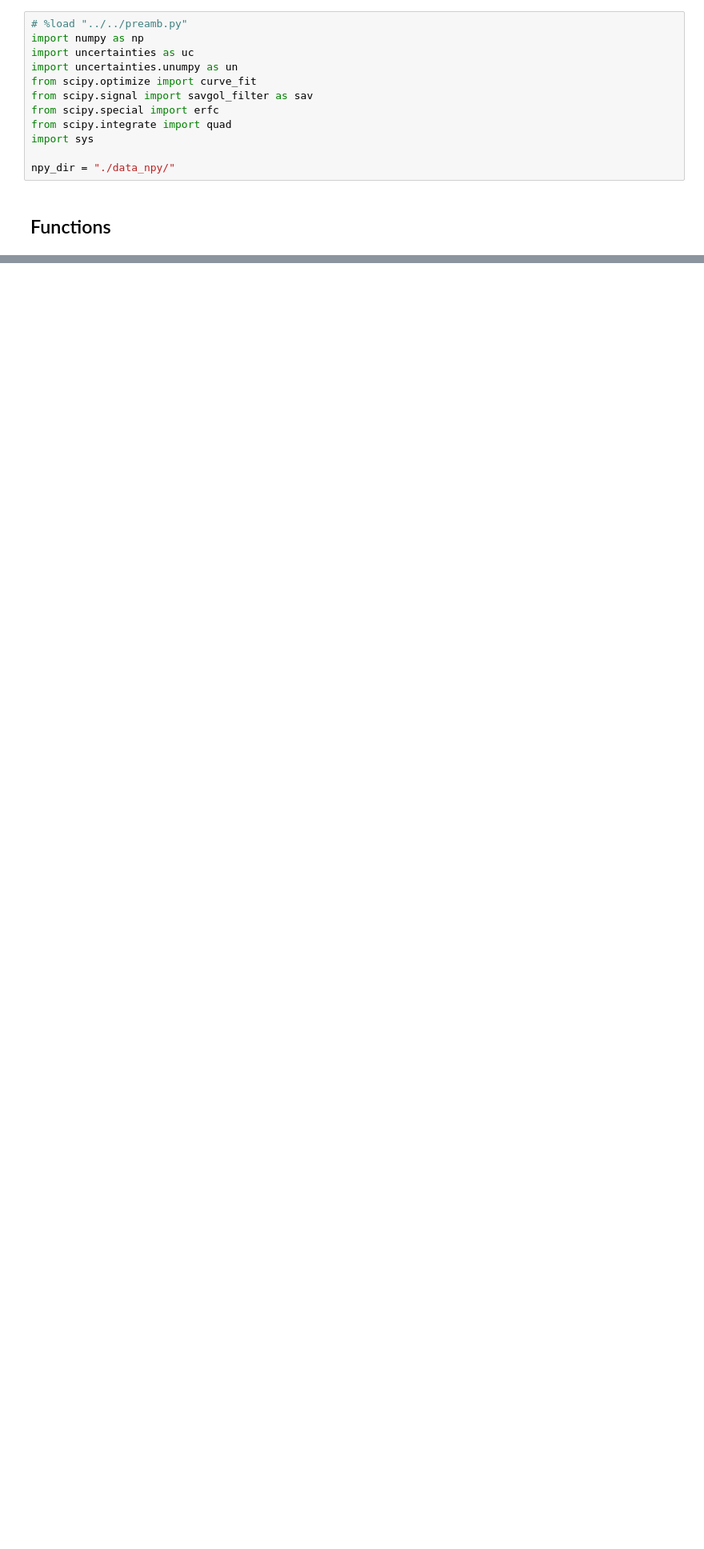
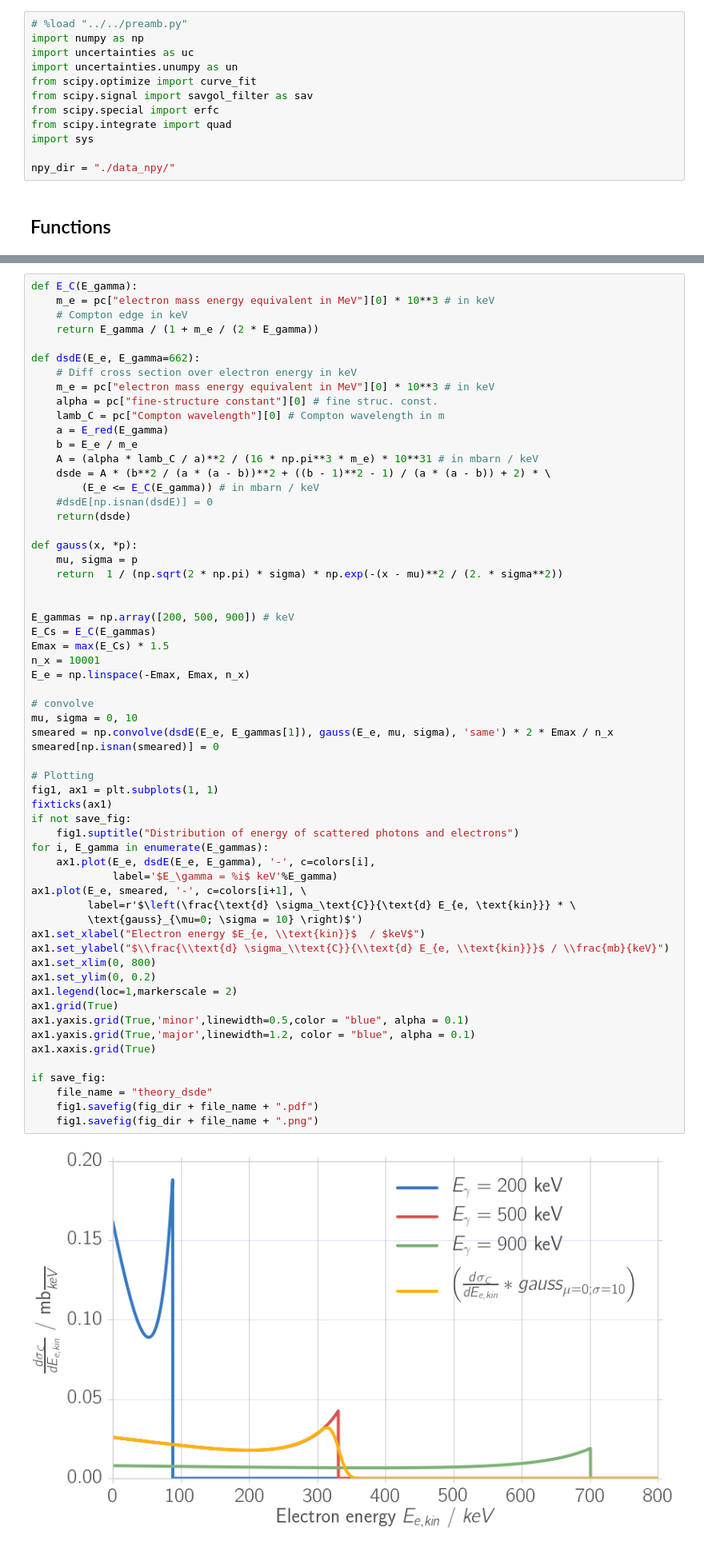
Before and after one commit to Bondzio/fp, a Jupyter notebook: compton/analysis/theory.ipynb, the cells around one changed output, grey strips where cells are left out. Shown at 80% size. Cells and saved outputs as stored; diff of their text form; blank space fills up the shorter version.

```diff
--- a/compton/analysis/theory.ipynb
+++ b/compton/analysis/theory.ipynb
@@ -135,0 +207,62 @@ if save_fig:
+# %%
+def E_C(E_gamma):
+    m_e = pc["electron mass energy equivalent in MeV"][0] * 10**3 # in keV
+    # Compton edge in keV
+    return E_gamma / (1 + m_e / (2 * E_gamma))
+
+def dsdE(E_e, E_gamma=662):
+    # Diff cross section over electron energy in keV
+    m_e = pc["electron mass energy equivalent in MeV"][0] * 10**3 # in keV
+    alpha = pc["fine-structure constant"][0] # fine struc. const.
+    lamb_C = pc["Compton wavelength"][0] # Compton wavelength in m
+    a = E_red(E_gamma)
+    b = E_e / m_e
+    A = (alpha * lamb_C / a)**2 / (16 * np.pi**3 * m_e) * 10**31 # in mbarn / keV
+    dsde = A * (b**2 / (a * (a - b))**2 + ((b - 1)**2 - 1) / (a * (a - b)) + 2) * \
+        (E_e <= E_C(E_gamma)) # in mbarn / keV
+    #dsdE[np.isnan(dsdE)] = 0
+    return(dsde)
+
+def gauss(x, *p):
+    mu, sigma = p
+    return  1 / (np.sqrt(2 * np.pi) * sigma) * np.exp(-(x - mu)**2 / (2. * sigma**2))
+
+
+E_gammas = np.array([200, 500, 900]) # keV
+E_Cs = E_C(E_gammas)
+Emax = max(E_Cs) * 1.5
+n_x = 10001
+E_e = np.linspace(-Emax, Emax, n_x)
+
+# convolve
+mu, sigma = 0, 10
+smeared = np.convolve(dsdE(E_e, E_gammas[1]), gauss(E_e, mu, sigma), 'same') * 2 * Emax / n_x
+smeared[np.isnan(smeared)] = 0
+
+# Plotting
+fig1, ax1 = plt.subplots(1, 1)
+fixticks(ax1)
+if not save_fig:
+    fig1.suptitle("Distribution of energy of scattered photons and electrons")
+for i, E_gamma in enumerate(E_gammas):
+    ax1.plot(E_e, dsdE(E_e, E_gamma), '-', c=colors[i],
+             label='$E_\gamma = %i$ keV'%E_gamma)
+ax1.plot(E_e, smeared, '-', c=colors[i+1], \
+         label=r'$\left(\frac{\text{d} \sigma_\text{C}}{\text{d} E_{e, \text{kin}}} * \
+         \text{gauss}_{\mu=0; \sigma = 10} \right)$')
+ax1.set_xlabel("Electron energy $E_{e, \\text{kin}}$  / $keV$")
+ax1.set_ylabel("$\\frac{\\text{d} \sigma_\\text{C}}{\\text{d} E_{e, \\text{kin}}}$ / \\frac{mb}{keV}")
+ax1.set_xlim(0, 800)
+ax1.set_ylim(0, 0.2)
+ax1.legend(loc=1,markerscale = 2)
+ax1.grid(True)
+ax1.yaxis.grid(True,'minor',linewidth=0.5,color = "blue", alpha = 0.1)
+ax1.yaxis.grid(True,'major',linewidth=1.2, color = "blue", alpha = 0.1)
+ax1.xaxis.grid(True)
+
+if save_fig:
+    file_name = "theory_dsde"
+    fig1.savefig(fig_dir + file_name + ".pdf")
+    fig1.savefig(fig_dir + file_name + ".png")
+# %% [output]
+[figure, added]
```
Also changed, not shown: parts of 5 cells of this notebook, 14 other files.
